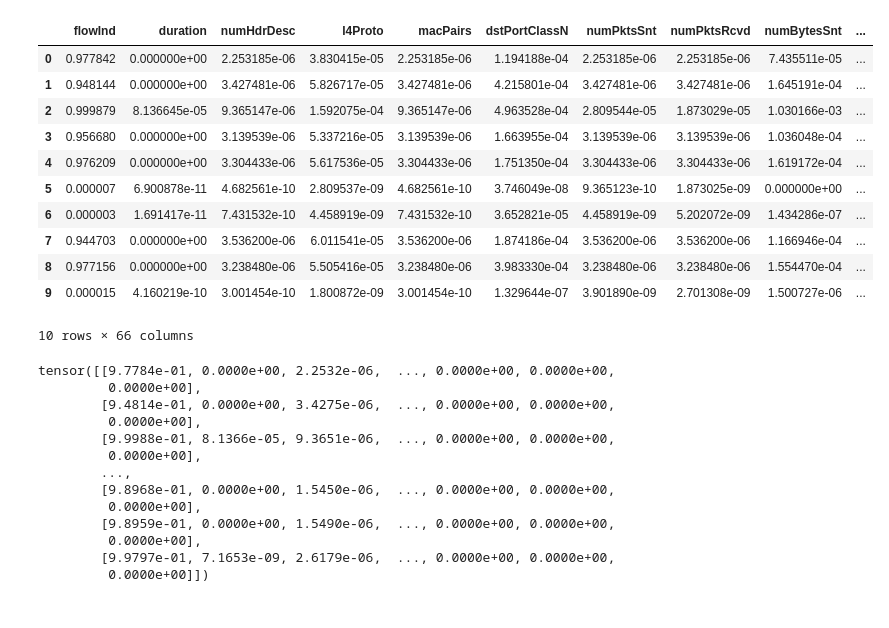
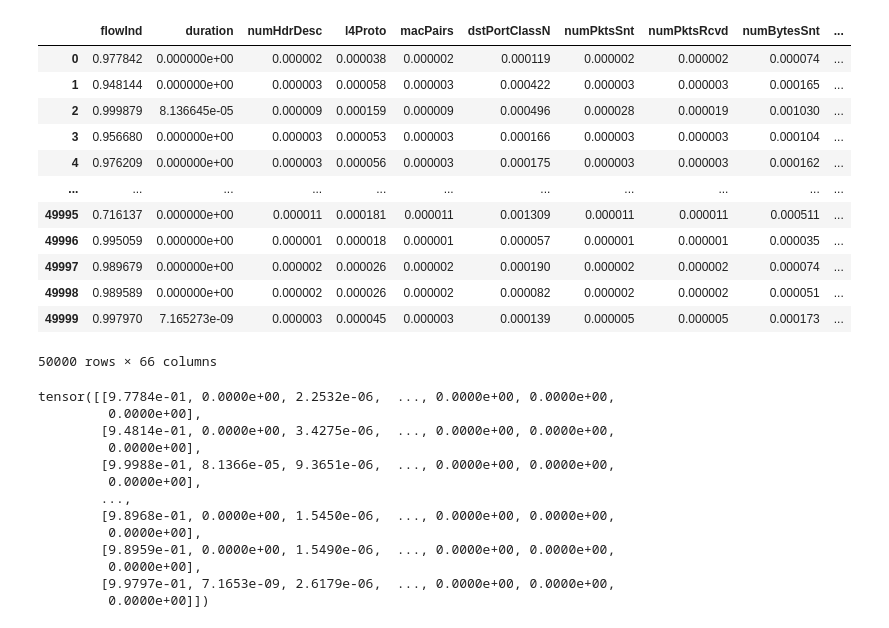
Before and after one commit to ArifulIslamPreence/IoT-TCP-Attack-detection, a Jupyter notebook: notebooks/tran_autoencoder.ipynb, the cells around one changed output. Cells and saved outputs as stored; diff of their text form; code cells hidden in the pictures.

```diff
--- a/notebooks/tran_autoencoder.ipynb
+++ b/notebooks/tran_autoencoder.ipynb
@@ -20,28 +23,36 @@ BATCH_SIZE = 30
 # %%
 # For full dataset, run tran_feature_selection notebook before this one
 # For small subset of data, run tran_sample_preprocessing notebook beofore this one (ideal for testing model on CPU)
 
 %store -r benign_flows
 %store -r mixed_flows
 %store -r features
 
 dim = len(features)
 
-training = preprocessing.normalize(benign_flows[features])
-train_data = pd.DataFrame(training, columns = features)
-train_data.head(10)
+#TODO look into scalars vs normalizers --> https://datascience.stackexchange.com/questions/45900/when-to-use-standard-scaler-and-when-normalizer
+
+normalizer = preprocessing.Normalizer(norm="l2")
+normalized_train = normalizer.fit_transform(benign_flows[features]) #axis?
+train_X = pd.DataFrame(normalized_train, columns = features)
+
+normalized_test = normalizer.transform(mixed_flows[features])
+test_X = pd.DataFrame(normalized_test, columns = features)
+test_y = mixed_flows.is_attack
+train_X
 # %% [output]
 |  | flowInd | duration | numHdrDesc | l4Proto | macPairs | dstPortClassN | numPktsSnt | numPktsRcvd | numBytesSnt | ... |
-| 0 | 0.977842 | 0.000000e+00 | 2.253185e-06 | 3.830415e-05 | 2.253185e-06 | 1.194188e-04 | 2.253185e-06 | 2.253185e-06 | 7.435511e-05 | ... |
-| 1 | 0.948144 | 0.000000e+00 | 3.427481e-06 | 5.826717e-05 | 3.427481e-06 | 4.215801e-04 | 3.427481e-06 | 3.427481e-06 | 1.645191e-04 | ... |
-| 2 | 0.999879 | 8.136645e-05 | 9.365147e-06 | 1.592075e-04 | 9.365147e-06 | 4.963528e-04 | 2.809544e-05 | 1.873029e-05 | 1.030166e-03 | ... |
-| 3 | 0.956680 | 0.000000e+00 | 3.139539e-06 | 5.337216e-05 | 3.139539e-06 | 1.663955e-04 | 3.139539e-06 | 3.139539e-06 | 1.036048e-04 | ... |
-| 4 | 0.976209 | 0.000000e+00 | 3.304433e-06 | 5.617536e-05 | 3.304433e-06 | 1.751350e-04 | 3.304433e-06 | 3.304433e-06 | 1.619172e-04 | ... |
-| 5 | 0.000007 | 6.900878e-11 | 4.682561e-10 | 2.809537e-09 | 4.682561e-10 | 3.746049e-08 | 9.365123e-10 | 1.873025e-09 | 0.000000e+00 | ... |
-| 6 | 0.000003 | 1.691417e-11 | 7.431532e-10 | 4.458919e-09 | 7.431532e-10 | 3.652821e-05 | 4.458919e-09 | 5.202072e-09 | 1.434286e-07 | ... |
-| 7 | 0.944703 | 0.000000e+00 | 3.536200e-06 | 6.011541e-05 | 3.536200e-06 | 1.874186e-04 | 3.536200e-06 | 3.536200e-06 | 1.166946e-04 | ... |
-| 8 | 0.977156 | 0.000000e+00 | 3.238480e-06 | 5.505416e-05 | 3.238480e-06 | 3.983330e-04 | 3.238480e-06 | 3.238480e-06 | 1.554470e-04 | ... |
-| 9 | 0.000015 | 4.160219e-10 | 3.001454e-10 | 1.800872e-09 | 3.001454e-10 | 1.329644e-07 | 3.901890e-09 | 2.701308e-09 | 1.500727e-06 | ... |
+| 0 | 0.977842 | 0.000000e+00 | 0.000002 | 0.000038 | 0.000002 | 0.000119 | 0.000002 | 0.000002 | 0.000074 | ... |
+| 1 | 0.948144 | 0.000000e+00 | 0.000003 | 0.000058 | 0.000003 | 0.000422 | 0.000003 | 0.000003 | 0.000165 | ... |
+| 2 | 0.999879 | 8.136645e-05 | 0.000009 | 0.000159 | 0.000009 | 0.000496 | 0.000028 | 0.000019 | 0.001030 | ... |
+| 3 | 0.956680 | 0.000000e+00 | 0.000003 | 0.000053 | 0.000003 | 0.000166 | 0.000003 | 0.000003 | 0.000104 | ... |
+| 4 | 0.976209 | 0.000000e+00 | 0.000003 | 0.000056 | 0.000003 | 0.000175 | 0.000003 | 0.000003 | 0.000162 | ... |
+| ... | ... | ... | ... | ... | ... | ... | ... | ... | ... | ... |
+| 49995 | 0.716137 | 0.000000e+00 | 0.000011 | 0.000181 | 0.000011 | 0.001309 | 0.000011 | 0.000011 | 0.000511 | ... |
+| 49996 | 0.995059 | 0.000000e+00 | 0.000001 | 0.000018 | 0.000001 | 0.000057 | 0.000001 | 0.000001 | 0.000035 | ... |
+| 49997 | 0.989679 | 0.000000e+00 | 0.000002 | 0.000026 | 0.000002 | 0.000190 | 0.000002 | 0.000002 | 0.000074 | ... |
+| 49998 | 0.989589 | 0.000000e+00 | 0.000002 | 0.000026 | 0.000002 | 0.000082 | 0.000002 | 0.000002 | 0.000051 | ... |
+| 49999 | 0.997970 | 7.165273e-09 | 0.000003 | 0.000045 | 0.000003 | 0.000139 | 0.000005 | 0.000005 | 0.000173 | ... |
-10 rows × 66 columns
+50000 rows × 66 columns
 # %%
 #dataset loading
```
Also changed, not shown: parts of 10 cells of this notebook.
